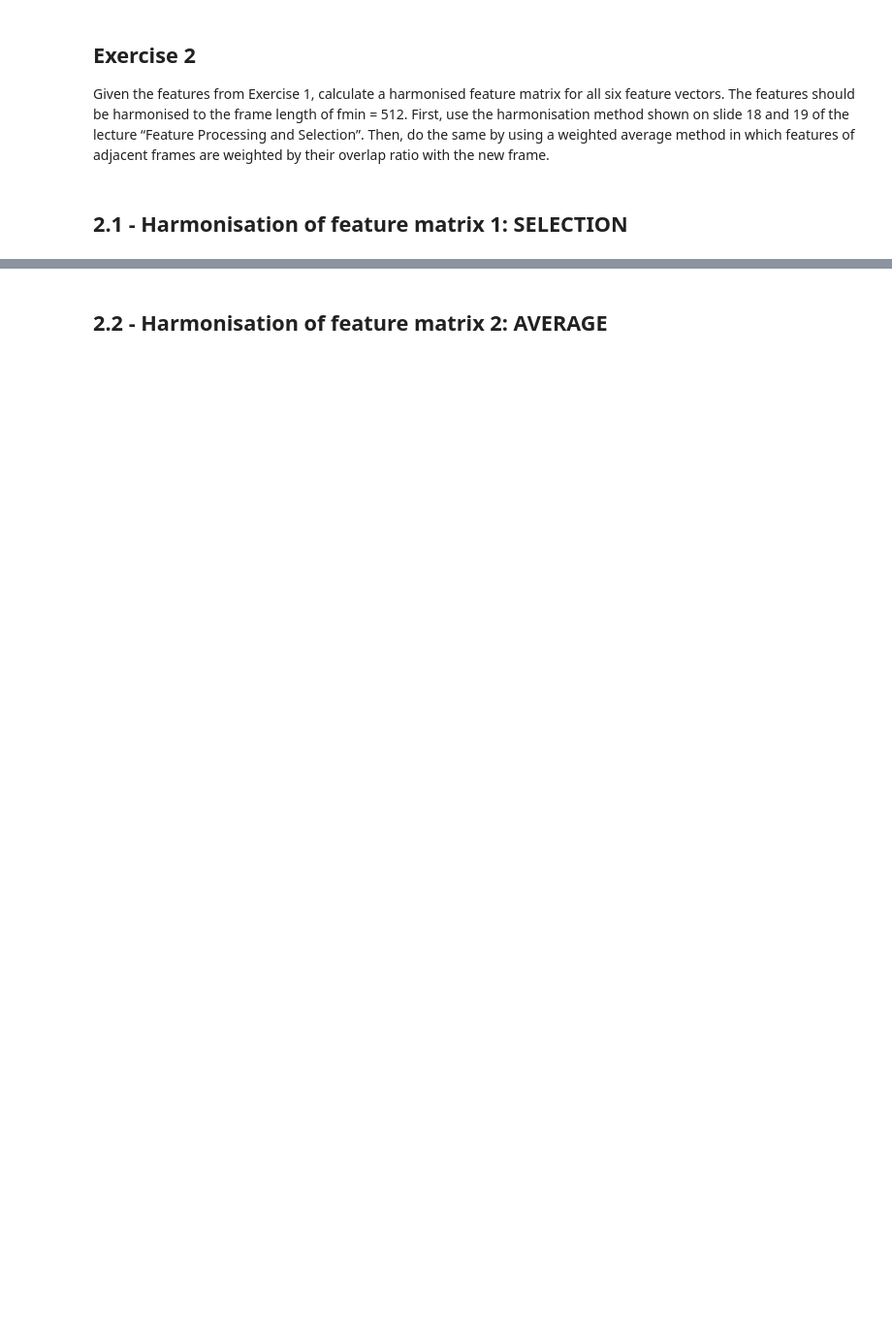
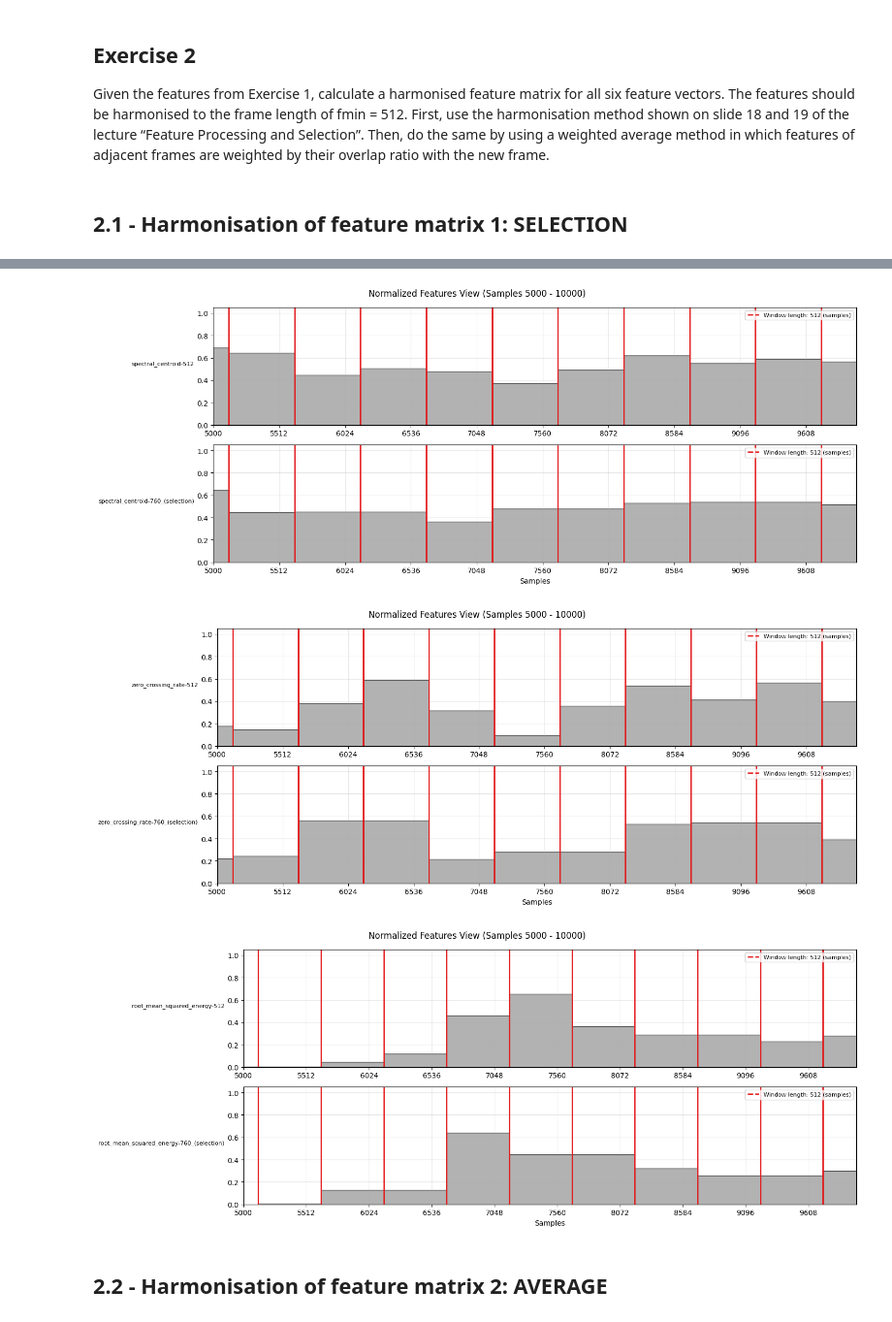
Before and after one commit to martijuanola/RWTH-AIiM, a Jupyter notebook: exercices/e4/e4-main.ipynb, the cells around one changed output, grey strips where cells are left out. Shown: that part at 97% size. Saved outputs shown, nothing was run; the diff lists cells and outputs as text; code cells hidden in the pictures; blank space fills up the shorter version.

```diff
--- a/exercices/e4/e4-main.ipynb
+++ b/exercices/e4/e4-main.ipynb
@@ -128,6 +243,10 @@ def get_min_feature_length(feature_window_lengths: Dict[str, int]) -> int:
 class HarmonizationMethod(Enum):
     SELECTION = "selection"
     AVERAGE = "average"
+
+
+def get_hm_column_name(series_name: str, harmonization_method: HarmonizationMethod) -> str:
+    return f"{series_name}_({harmonization_method.value})"
 
 
 def harmonization_matrix(df: DataFrame, feature_window_lengths: Dict[str, int], total_samples: int,
@@ -146,6 +265,8 @@ def harmonization_matrix(df: DataFrame, feature_window_lengths: Dict[str, int],
         min_feature_length = get_min_feature_length(feature_window_lengths)
 
     num_windows = math.ceil(total_samples / min_feature_length)
+
+    new_feature_window_lengths = {}
 
     hm_df = pd.DataFrame()
     for series_name in df:
@@ -169,16 +290,21 @@ def harmonization_matrix(df: DataFrame, feature_window_lengths: Dict[str, int],
                 elif harmonization_method is HarmonizationMethod.AVERAGE:
                     hf.append((df[series_name][prev_opt_idx] * w_first_len + df[series_name][
                         next_opt_idx] * w_second_len) / min_feature_length)
-            hm_df[series_name] = pd.Series(hf)
+            new_series_name = get_hm_column_name(series_name, harmonization_method)
+            hm_df[new_series_name] = pd.Series(hf)
         else:
-            hm_df[series_name] = df[series_name].copy()
+            new_series_name = series_name
+            hm_df[new_series_name] = df[series_name].copy()
 
-    return hm_df, min_feature_length
+        new_feature_window_lengths[new_series_name] = min_feature_length
+
+    return hm_df, min_feature_length, new_feature_window_lengths
 # %% [markdown]
 ## 2.1 - Harmonisation of feature matrix 1: SELECTION
 # %%
-hm1_df, min_feature_length = harmonization_matrix(features_df, feature_window_length_dict, n_samples,
-                                                  HarmonizationMethod.SELECTION)
+hm1_df, min_feature_length, hm1_feature_lengths_dict = harmonization_matrix(features_df, feature_window_length_dict,
+                                                                            n_samples,
+                                                                            HarmonizationMethod.SELECTION)
 print(f"min_feature_length: {min_feature_length}")
 print(hm1_df)
 # %% [output]
@@ -200,7 +326,21 @@ min_feature_length: 512
 
 [9772 rows x 6 columns]
 # %%
-# Todo, visualize results !
+def visualize_all_hm_feature_plots(df: DataFrame, feature_window_length_dict: Dict[str, int],
+                                   harmonization_method: HarmonizationMethod, start_sample: int = 5000,
+                                   end_sample: int = 10000):
+    for feature in FeatureType:
+        col1 = get_column_name(feature, frame_lengths[0])
+        col2 = get_hm_column_name(get_column_name(feature, frame_lengths[1]), harmonization_method)
+        plot_features_section(df, feature_window_length_dict, start_sample=start_sample, end_sample=end_sample,
+                              columns=[col1, col2])
+
+
+visualize_all_hm_feature_plots(hm1_df, hm1_feature_lengths_dict, HarmonizationMethod.SELECTION)
+# %% [output]
+[figure, added]
+[figure, added]
+[figure, added]
 # %% [markdown]
 ## 2.2 - Harmonisation of feature matrix 2: AVERAGE
 # %%
```
Also changed, not shown: parts of 12 cells of this notebook.
